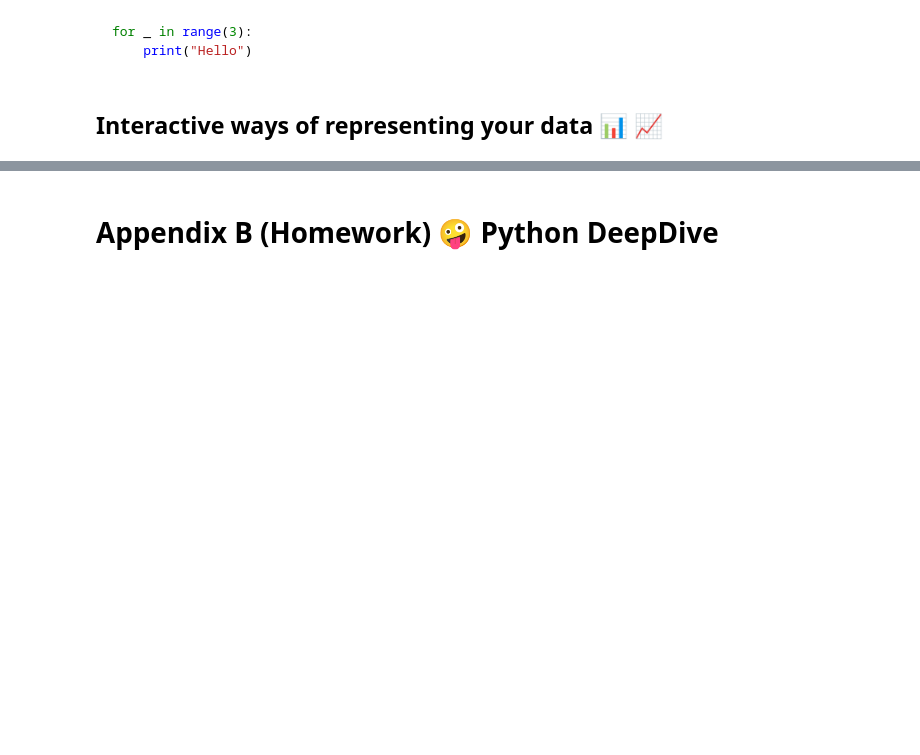
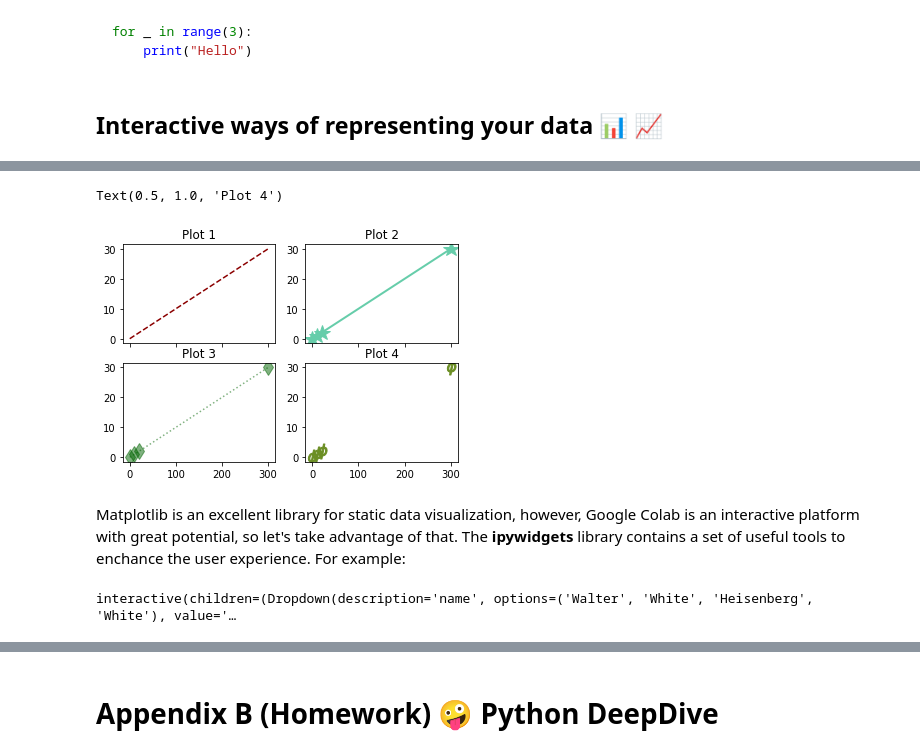
Before and after one commit to pb3lab/ibm3202, a Jupyter notebook: tutorials/lab01_intro.ipynb, the cells around one changed output, grey strips where cells are left out. Drawn from its saved outputs; the diff is of its cells as text; code cells hidden in the pictures; blank space fills up the shorter version.

```diff
--- a/tutorials/lab01_intro.ipynb
+++ b/tutorials/lab01_intro.ipynb
@@ -880 +914,25 @@ for _ in range(3):
+# %%
+fig, axs = plt.subplots(2, 2, sharex=True)
+axs[0, 0].plot(time, python_level, linestyle = '--', color = 'darkred')
+axs[0, 0].set_title('Plot 1')
+axs[0, 1].plot(time, python_level, linestyle = '-', color = 'mediumaquamarine', linewidth = 2, marker = "*", markersize = 16)
+axs[0, 1].set_title('Plot 2')
+axs[1, 0].plot(time, python_level, linestyle = ':', color = 'darkgreen', marker = "d", markersize = 12, alpha = 0.5)
+axs[1, 0].set_title('Plot 3')
+axs[1, 1].plot(time, python_level, linestyle = '', color = 'olivedrab', marker = '$\phi$', markersize = 15)
+axs[1, 1].set_title('Plot 4')
+# %% [output]
+Text(0.5, 1.0, 'Plot 4')
+[figure, added]
+# %% [markdown]
+Matplotlib is an excellent library for static data visualization, however, Google Colab is an interactive platform with great potential, so let's take advantage of that. The **ipywidgets** library contains a set of useful tools to enchance the user experience. For example:
+# %%
+import ipywidgets as widgets
+
+def say_my_name(name):
+    print(f'My name is {name}')
+
+widgets.interact(say_my_name, name=["Walter", "White", "Heisenberg", "Mr. White"]);
+# %% [output]
+interactive(children=(Dropdown(description='name', options=('Walter', 'White', 'Heisenberg', 'White'), value='…
 # %%
```
Also changed, not shown: parts of 14 cells of this notebook.
